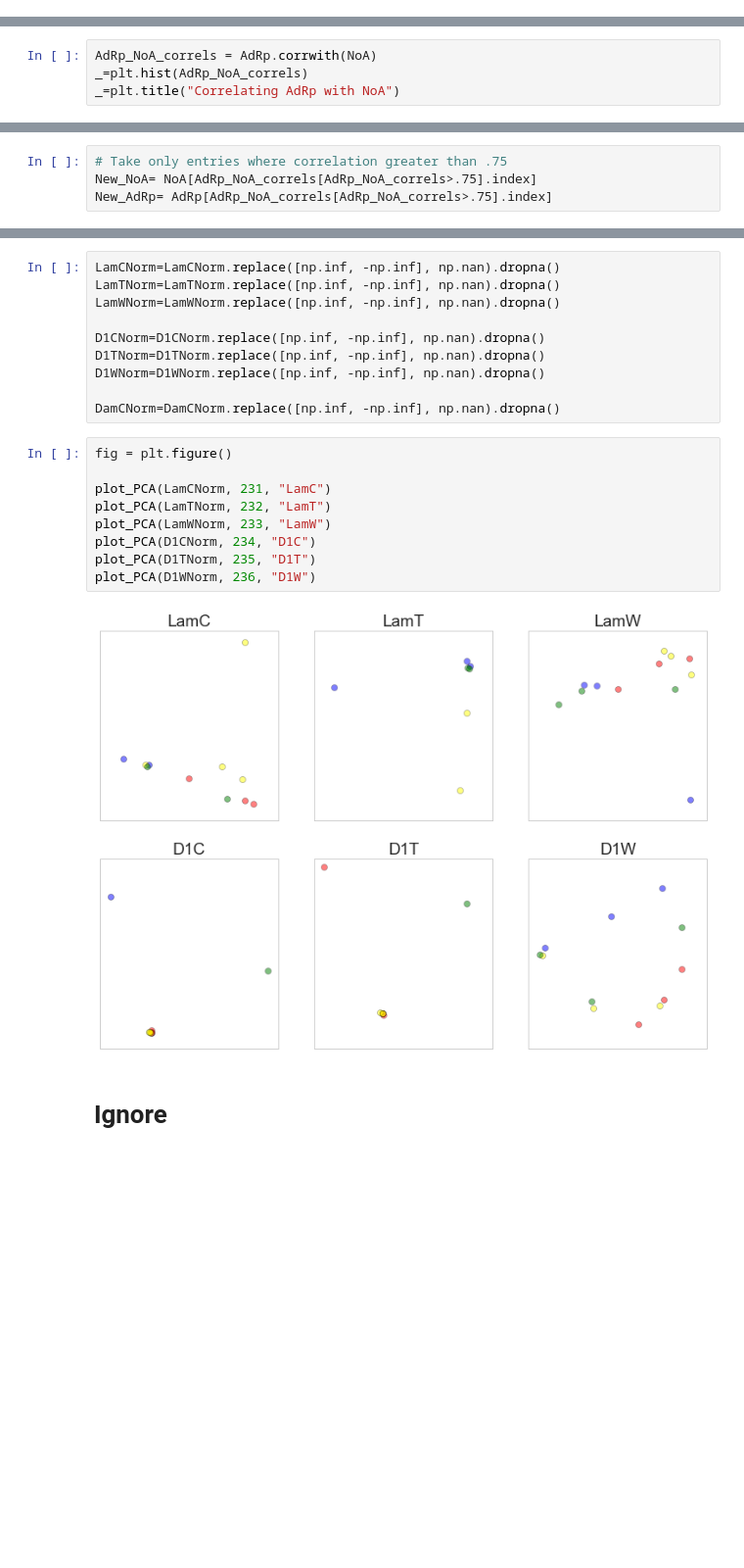
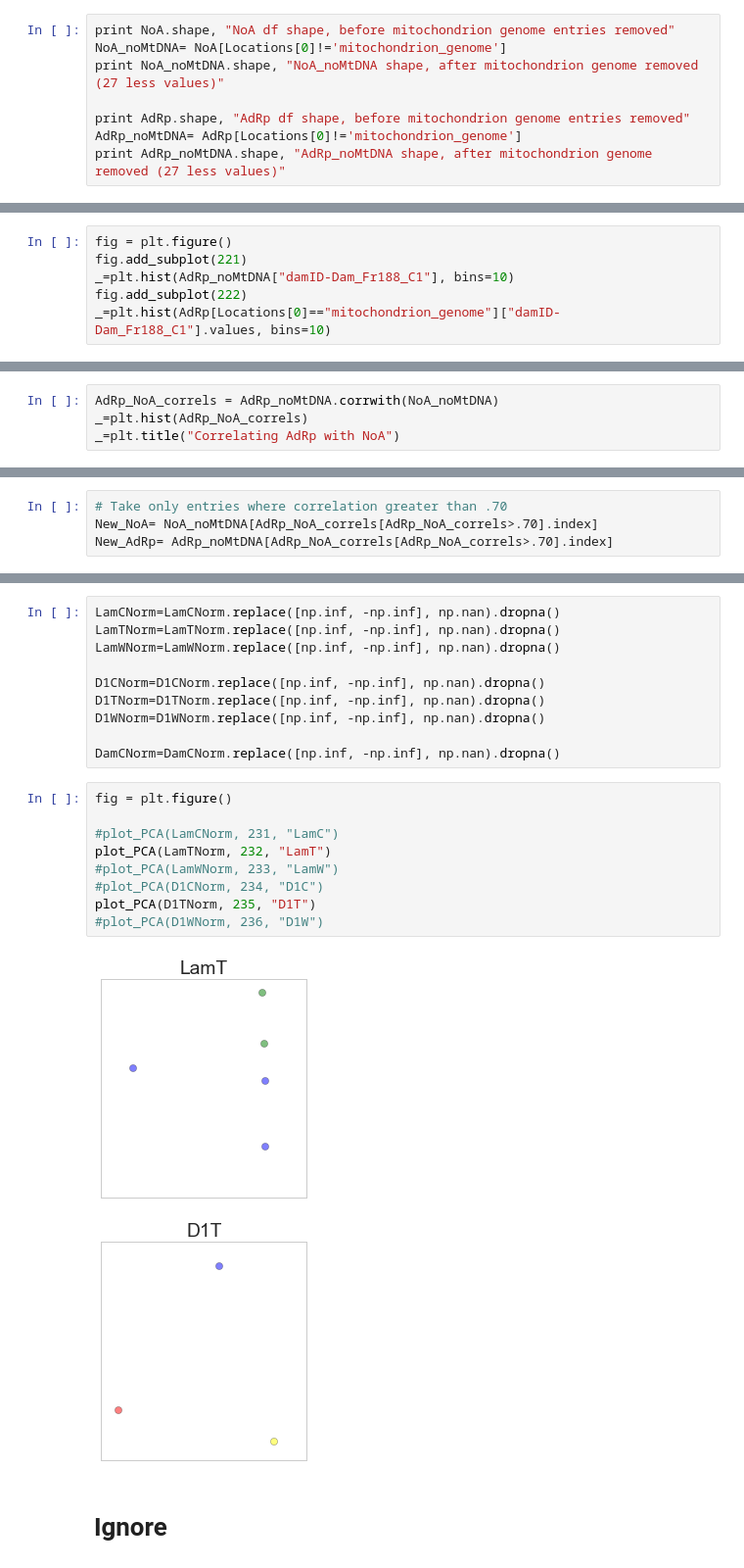
Before and after one commit to leandraking/SacktonProject, a Jupyter notebook: 20160308CleaningData.ipynb, the cells around one changed output, grey strips where cells are left out. Shown at 98% size. Cells and saved outputs as stored; diff of their text form; blank space fills up the shorter version.

```diff
--- a/20160308CleaningData.ipynb
+++ b/20160308CleaningData.ipynb
@@ -53,0 +82,8 @@ Locations.to_csv("Locations")
+# %%
+print NoA.shape, "NoA df shape, before mitochondrion genome entries removed"
+NoA_noMtDNA= NoA[Locations[0]!='mitochondrion_genome']
+print NoA_noMtDNA.shape, "NoA_noMtDNA shape, after mitochondrion genome removed (27 less values)"
+
+print AdRp.shape, "AdRp df shape, before mitochondrion genome entries removed"
+AdRp_noMtDNA= AdRp[Locations[0]!='mitochondrion_genome']
+print AdRp_noMtDNA.shape, "AdRp_noMtDNA shape, after mitochondrion genome removed (27 less values)"
@@ -53,0 +113,6 @@ Locations.to_csv("Locations")
+# %%
+fig = plt.figure()
+fig.add_subplot(221)
+_=plt.hist(AdRp_noMtDNA["damID-Dam_Fr188_C1"], bins=10)
+fig.add_subplot(222)
+_=plt.hist(AdRp[Locations[0]=="mitochondrion_genome"]["damID-Dam_Fr188_C1"].values, bins=10)
@@ -56,5 +127,5 @@ Locations.to_csv("Locations")
 # %%
-AdRp_NoA_correls = AdRp.corrwith(NoA)
+AdRp_NoA_correls = AdRp_noMtDNA.corrwith(NoA_noMtDNA)
 _=plt.hist(AdRp_NoA_correls)
 _=plt.title("Correlating AdRp with NoA")
 # %% [output]
@@ -64,5 +137,5 @@ _=plt.title("Correlating AdRp with NoA")
 # %%
-# Take only entries where correlation greater than .75
-New_NoA= NoA[AdRp_NoA_correls[AdRp_NoA_correls>.75].index]
-New_AdRp= AdRp[AdRp_NoA_correls[AdRp_NoA_correls>.75].index]
+# Take only entries where correlation greater than .70
+New_NoA= NoA_noMtDNA[AdRp_NoA_correls[AdRp_NoA_correls>.70].index]
+New_AdRp= AdRp_noMtDNA[AdRp_NoA_correls[AdRp_NoA_correls>.70].index]
 # %%
@@ -278,14 +359,14 @@ DamCNorm=DamCNorm.replace([np.inf, -np.inf], np.nan).dropna()
 # %%
 fig = plt.figure()
 
-plot_PCA(LamCNorm, 231, "LamC")
+#plot_PCA(LamCNorm, 231, "LamC")
 plot_PCA(LamTNorm, 232, "LamT")
-plot_PCA(LamWNorm, 233, "LamW")
-plot_PCA(D1CNorm, 234, "D1C")
+#plot_PCA(LamWNorm, 233, "LamW")
+#plot_PCA(D1CNorm, 234, "D1C")
 plot_PCA(D1TNorm, 235, "D1T")
-plot_PCA(D1WNorm, 236, "D1W")
+#plot_PCA(D1WNorm, 236, "D1W")
 # %% [output]
-[figure, old version]
+[figure, new version]
 # %% [markdown]
 # Ignore
 # %% [markdown]
```
Also changed, not shown: parts of 28 cells of this notebook.
